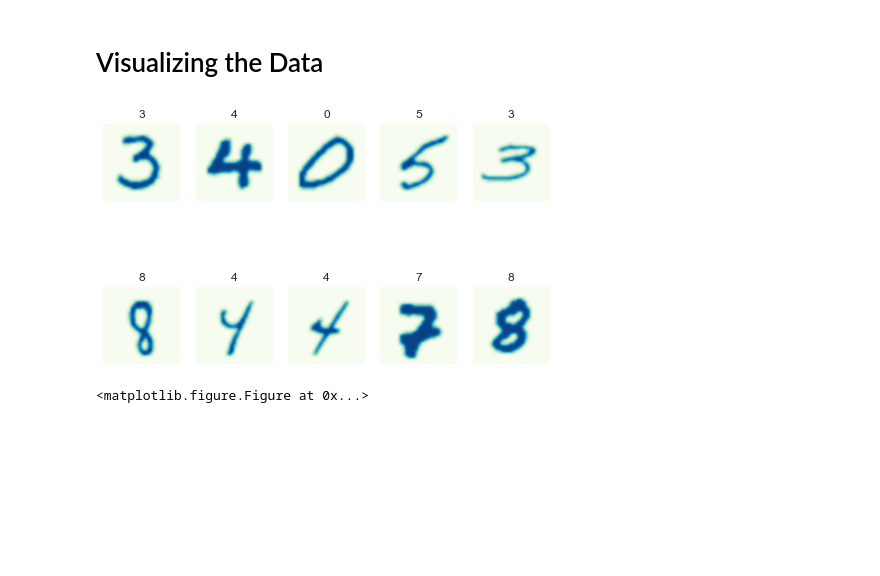
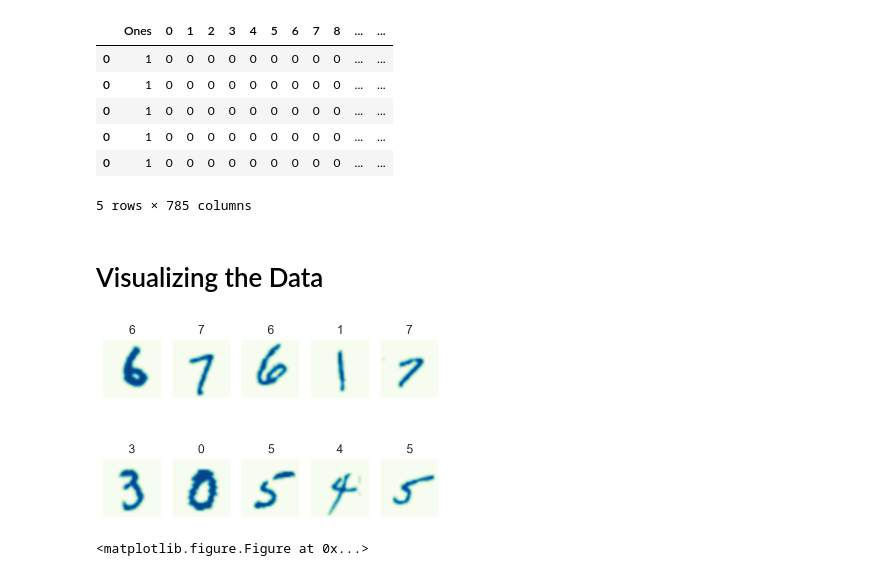
Before and after one commit to SadeghHayeri/Personal, a Jupyter notebook: Artificial Intelligence/CA3/Q4.ipynb, the cells around one changed output. Cells and saved outputs as stored; diff of their text form; code cells hidden in the pictures; blank space fills up the shorter version.

```diff
--- a/Artificial Intelligence/CA3/Q4.ipynb
+++ b/Artificial Intelligence/CA3/Q4.ipynb
@@ -43,4 +48,4 @@ def read(path):
-# %%
-data = []
-for i in read('data/'):
-    data += [ (i[0], i[1]) ]
+# %%
+sampleCount = 100
+data = pd.DataFrame( allData[0:sampleCount], columns=['Image','Label'] )
+data.head()
@@ -46,0 +59,18 @@ for i in read('data/'):
+# %%
+(width, height) = data[0:1]['Image'][0].shape
+# %%
+temp = pd.DataFrame()
+for i in range(sampleCount):
+    curr = data['Image'][i]
+    temp = temp.append( pd.DataFrame(curr.reshape((1, width*height))) )
+
+temp.insert(0, 'Ones', 1)
+temp.head()
+# %% [output]
+|  | Ones | 0 | 1 | 2 | 3 | 4 | 5 | 6 | 7 | 8 | ... | ... |
+| 0 | 1 | 0 | 0 | 0 | 0 | 0 | 0 | 0 | 0 | 0 | ... | ... |
+| 0 | 1 | 0 | 0 | 0 | 0 | 0 | 0 | 0 | 0 | 0 | ... | ... |
+| 0 | 1 | 0 | 0 | 0 | 0 | 0 | 0 | 0 | 0 | 0 | ... | ... |
+| 0 | 1 | 0 | 0 | 0 | 0 | 0 | 0 | 0 | 0 | 0 | ... | ... |
+| 0 | 1 | 0 | 0 | 0 | 0 | 0 | 0 | 0 | 0 | 0 | ... | ... |
+5 rows × 785 columns
@@ -49,18 +82,18 @@ for i in read('data/'):
 # %%
 (row, col) = (2, 5)
 
 fig, axes = plt.subplots(nrows=row, ncols=col)
 plt.figure(figsize=(16,9))
 
 for i in range(row):
     for j in range(col):
-        currGen = data[ random.randint(0, len(data)-1) ]
-        axes[i][j].imshow(currGen[1], cmap=mpl.cm.GnBu, interpolation="bicubic")
-        axes[i][j].set_title( str(currGen[0]) )
+        currGen = allData[ random.randint(0, len(data)-1) ]
+        axes[i][j].imshow(currGen[0], cmap=mpl.cm.GnBu, interpolation="bicubic")
+        axes[i][j].set_title( str(currGen[1]) )
 
         axes[i][j].xaxis.label.set_visible(False)
         axes[i][j].axes.get_xaxis().set_visible(False)
         axes[i][j].axes.get_yaxis().set_visible(False)
 # %% [output]
-[figure, old version]
+[figure, new version]
 <matplotlib.figure.Figure at 0x...>
```
Also changed, not shown: parts of 12 cells of this notebook.
